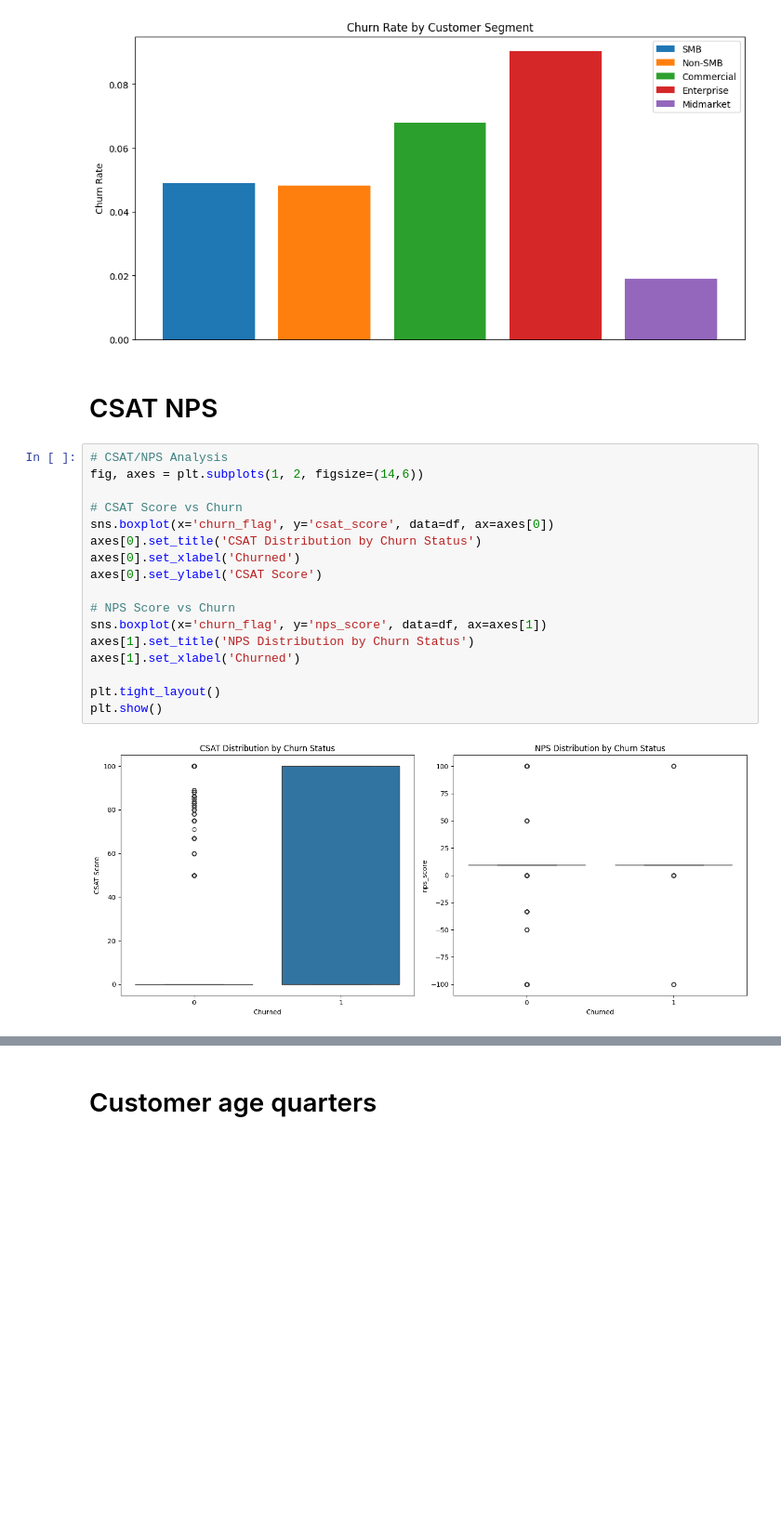
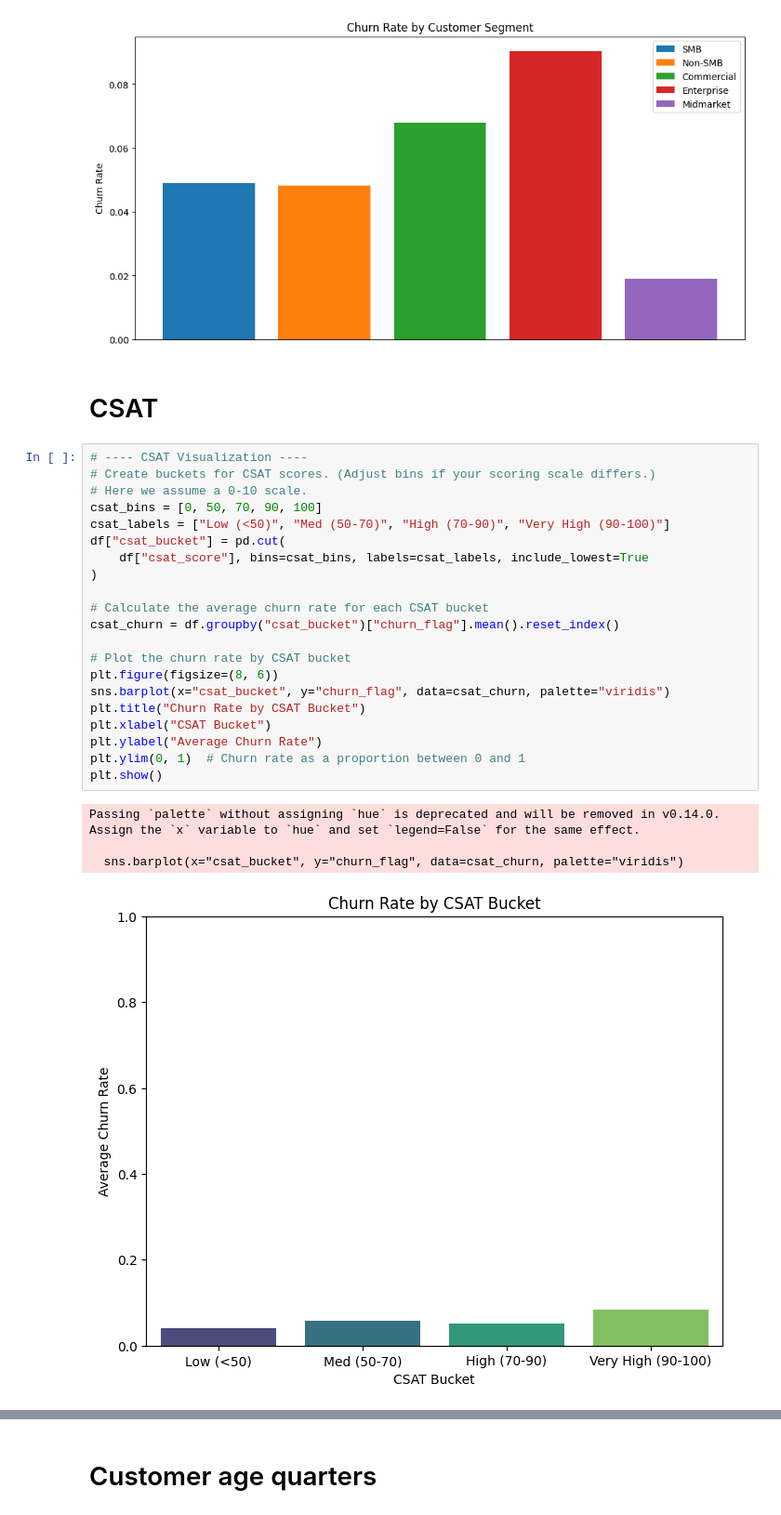
Before and after one commit to p-sai-gowtham/DS_Miniproject, a Jupyter notebook: hypothesis/hypo.ipynb, the cells around one changed output, grey strips where cells are left out. Shown at 93% size. Drawn from its saved outputs; the diff is of its cells as text; blank space fills up the shorter version.

```diff
--- a/hypothesis/hypo.ipynb
+++ b/hypothesis/hypo.ipynb
@@ -157,23 +157,30 @@ plt.show()
 # %% [output]
 [figure]
 # %% [markdown]
-# CSAT NPS
+# CSAT
-# %%
-# CSAT/NPS Analysis
-fig, axes = plt.subplots(1, 2, figsize=(14,6))
-
-# CSAT Score vs Churn
-sns.boxplot(x='churn_flag', y='csat_score', data=df, ax=axes[0])
-axes[0].set_title('CSAT Distribution by Churn Status')
-axes[0].set_xlabel('Churned')
-axes[0].set_ylabel('CSAT Score')
-
-# NPS Score vs Churn
-sns.boxplot(x='churn_flag', y='nps_score', data=df, ax=axes[1])
-axes[1].set_title('NPS Distribution by Churn Status')
-axes[1].set_xlabel('Churned')
-
-plt.tight_layout()
-plt.show()
-# %% [output]
-[figure, removed]
+# %%
+# ---- CSAT Visualization ----
+# Create buckets for CSAT scores. (Adjust bins if your scoring scale differs.)
+# Here we assume a 0-10 scale.
+csat_bins = [0, 50, 70, 90, 100]
+csat_labels = ["Low (<50)", "Med (50-70)", "High (70-90)", "Very High (90-100)"]
+df["csat_bucket"] = pd.cut(
+    df["csat_score"], bins=csat_bins, labels=csat_labels, include_lowest=True
+)
+
+# Calculate the average churn rate for each CSAT bucket
+csat_churn = df.groupby("csat_bucket")["churn_flag"].mean().reset_index()
+
+# Plot the churn rate by CSAT bucket
+plt.figure(figsize=(8, 6))
+sns.barplot(x="csat_bucket", y="churn_flag", data=csat_churn, palette="viridis")
+plt.title("Churn Rate by CSAT Bucket")
+plt.xlabel("CSAT Bucket")
+plt.ylabel("Average Churn Rate")
+plt.ylim(0, 1)  # Churn rate as a proportion between 0 and 1
+plt.show()
+# %% [output]
+Passing `palette` without assigning `hue` is deprecated and will be removed in v0.14.0. Assign the `x` variable to `hue` and set `legend=False` for the same effect.
+
+  sns.barplot(x="csat_bucket", y="churn_flag", data=csat_churn, palette="viridis")
+[figure, added]
```
Also changed, not shown: parts of 3 cells of this notebook.
